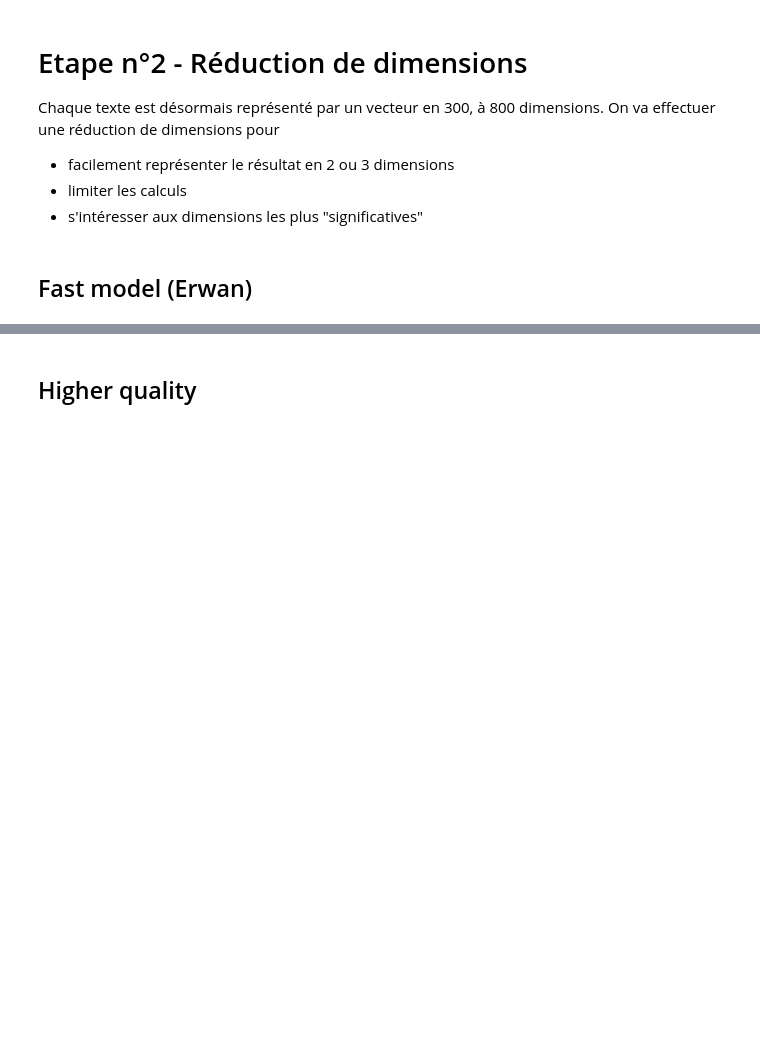
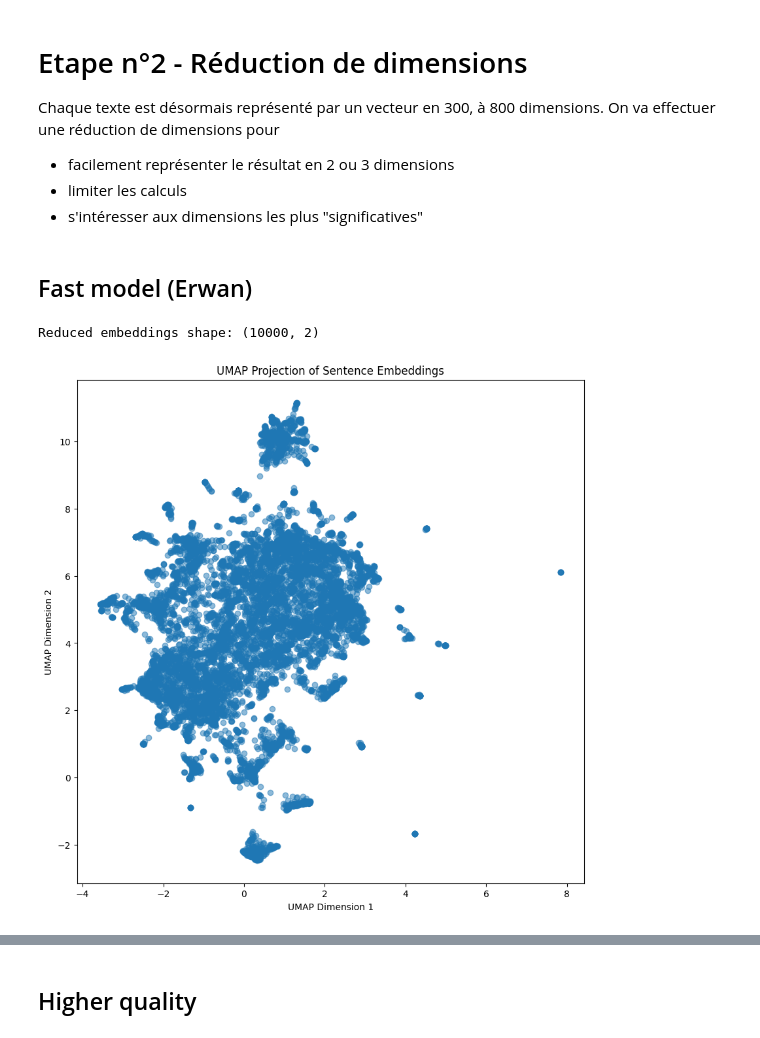
Before and after one commit to anasselbasra/Topic-modeling-tweets, a Jupyter notebook: model2.ipynb, the cells around one changed output, grey strips where cells are left out. Cells and saved outputs as stored; diff of their text form; code cells hidden in the pictures; blank space fills up the shorter version.

Commit message:
test  more models

```diff
--- a/model2.ipynb
+++ b/model2.ipynb
@@ -321,0 +335,34 @@ Wall time: 54.8 s
+# %%
+# # Fast and efficient model for French (multilingual-MiniLM)
+from sentence_transformers import SentenceTransformer
+model_fast_fr = SentenceTransformer("paraphrase-multilingual-MiniLM-L12-v2")
+# # Encode the French texts
+embeddings_fast_fr = model_fast_fr.encode(list(df['document_text_fr']))
+df['embeddings_fast_fr'] = (embeddings_fast_fr).tolist()
+
+
+# sample_embeddings_fast_fr = model_fast_fr.encode(list(df_sample['document_text_fr']))    6 min et 14 sec
+# not_sample_embeddings_fast_fr = model_fast_fr.encode(list(df_not_sample['document_text_fr']))
+# print(f"Fast French model embeddings shape: {sample_embeddings_fast_fr.shape}")
+# %%
+# Higher quality French model
+from sentence_transformers import SentenceTransformer
+model_quality_fr = SentenceTransformer("paraphrase-multilingual-mpnet-base-v2")
+# Encode the French texts
+embeddings_quality_fr = model_quality_fr.encode(list(df['document_text_fr']))
+df['embeddings_quality_fr'] = (embeddings_quality_fr).tolist()
+
+# sample_embeddings_quality_fr = model_quality_fr.encode(list(df_sample['document_text_fr']))
+# not_sample_embeddings_quality_fr = model_quality_fr.encode(list(df_not_sample['document_text_fr']))
+# print(f"Quality French model embeddings shape: {sample_embeddings_quality_fr.shape}")
+# %%
+# Basic/slower model for French (less effective)
+from sentence_transformers import SentenceTransformer
+model_basic_fr = SentenceTransformer("distiluse-base-multilingual-cased-v1")
+# Encode the French texts
+embeddings_basic_fr = model_basic_fr.encode(list(df['document_text_fr']))
+df['embeddings_basic_fr'] = (embeddings_basic_fr).tolist()
+
+# sample_embeddings_basic_fr = model_basic_fr.encode(list(df_sample['document_text_fr']))
+# not_sample_embeddings_basic_fr = model_basic_fr.encode(list(df_not_sample['document_text_fr']))
+# print(f"Basic French model embeddings shape: {sample_embeddings_basic_fr.shape}")
@@ -322,7 +372,7 @@ Wall time: 54.8 s
 # %% [markdown]
 # Sampling
 # %%
-df_sample = df[~df["document_text_fr"].duplicated()]
+df_sample = df[~df["document_text_fr"].duplicated()].sample(10000, random_state=42)
 print(df_sample.shape)
 df_not_sample =  df[~df['post_id'].isin(df_sample['post_id'])]
 df_not_sample.shape
@@ -374,33 +396,39 @@ import plotly.express as px
 import nbformat  # !!!!!!!!!!!!!!!!!
 
 parameters = {"n_neighbors": 15,
               "n_components": 2,
-              "min_dist": 0.1,
+              "min_dist": 0.00,
               "metric": "cosine",
-              "spread": 0.8,
+              "spread": 1,
               "random_state": 42,
               "n_epochs": 1000,
-              "learning_rate": 0.01
+              "learning_rate": 1
              }
 
 # Fit the UMAP model on your embeddings
+sample_embeddings_fast_fr = np.array(df_sample['embeddings_fast_fr'].tolist())
+
+
 reducer = umap.UMAP(**parameters).fit(sample_embeddings_fast_fr)
 
 # Transform the embeddings to 2D
 sample_reduced_embeddings = reducer.transform(sample_embeddings_fast_fr)
 
 # Print the shape of the reduced embeddings
 print(f"Reduced embeddings shape: {sample_reduced_embeddings.shape}")
 
 # Add the coordinates to your dataframe
 df_sample['x'] = sample_reduced_embeddings[:,0]
 df_sample['y'] = sample_reduced_embeddings[:,1]
 
 
 # Create a matplotlib figure
 plt.figure(figsize=(10, 10))
 plt.scatter(df_sample['x'], df_sample['y'], alpha=0.5)
 plt.title('UMAP Projection of Sentence Embeddings')
 plt.xlabel('UMAP Dimension 1')
 plt.ylabel('UMAP Dimension 2')
 plt.show()
+# %% [output]
+Reduced embeddings shape: (10000, 2)
+[figure, added]
```
Also changed, not shown: parts of 41 cells of this notebook.
